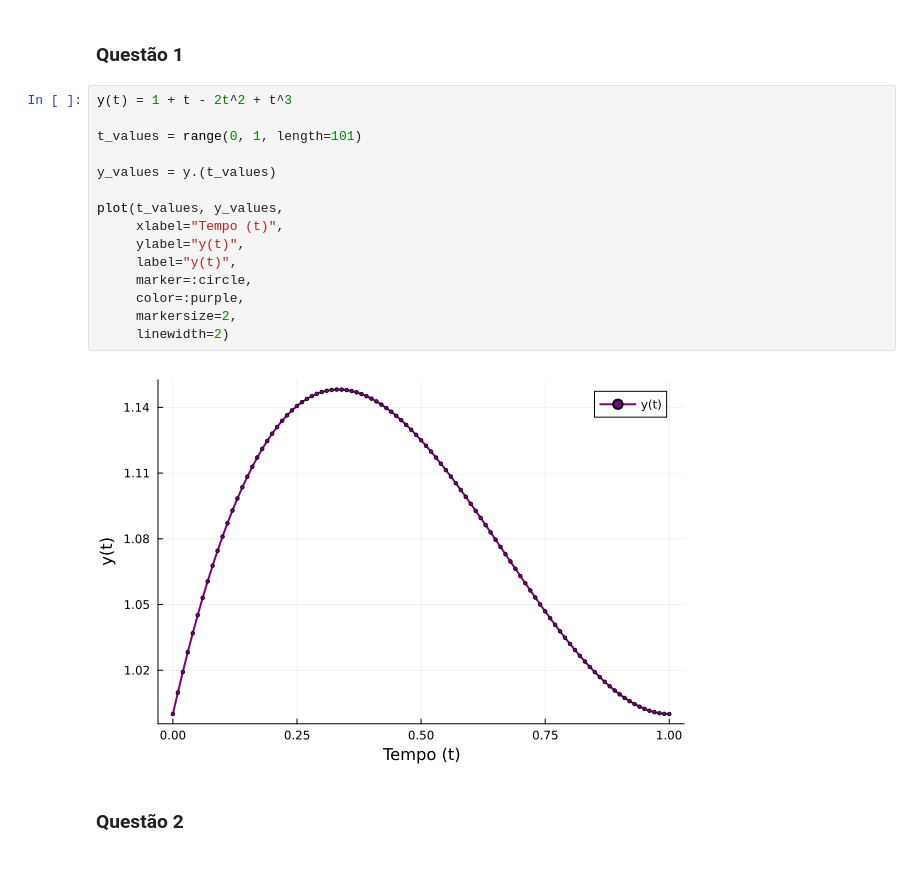
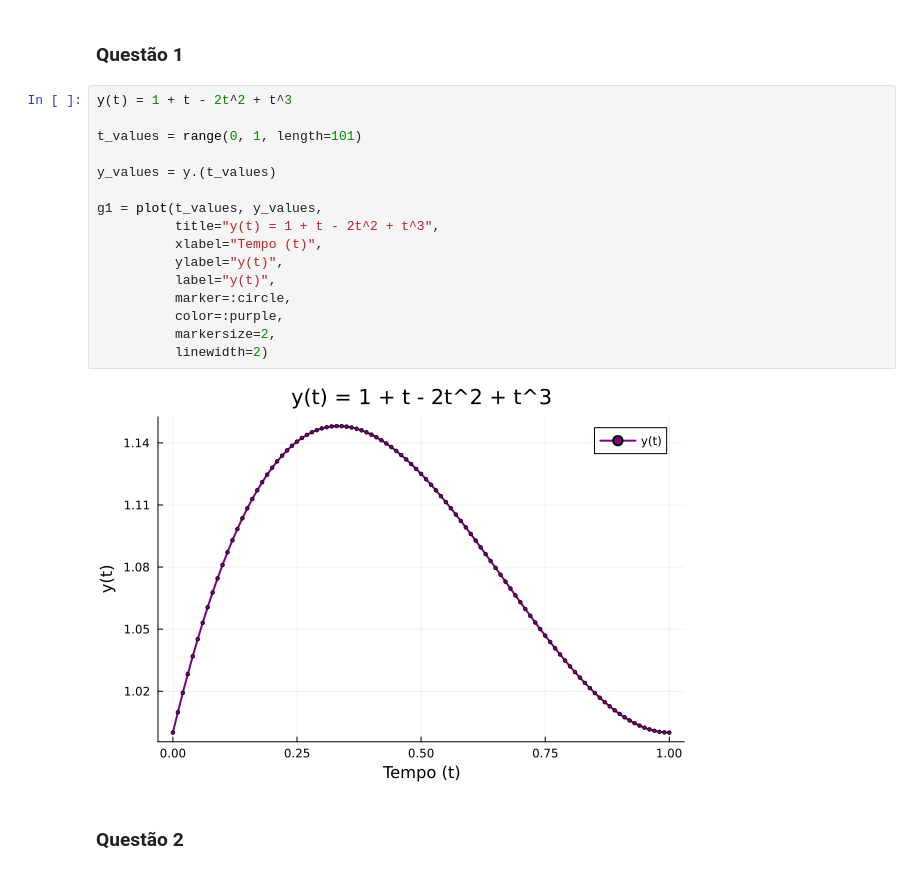
Before and after one commit to amandatz/computational-linear-algebra, a Jupyter notebook: Atividade4.ipynb, the cells around one changed output. Saved outputs shown, nothing was run; the diff lists cells and outputs as text.

```diff
--- a/Atividade4.ipynb
+++ b/Atividade4.ipynb
@@ -29,20 +31,21 @@ Random.seed!(123)
 # %%
 y(t) = 1 + t - 2t^2 + t^3
 
 t_values = range(0, 1, length=101)
 
 y_values = y.(t_values)
 
-plot(t_values, y_values,
-     xlabel="Tempo (t)",
-     ylabel="y(t)",
-     label="y(t)",
-     marker=:circle,
-     color=:purple,
-     markersize=2,
-     linewidth=2)
+g1 = plot(t_values, y_values,
+          title="y(t) = 1 + t - 2t^2 + t^3",
+          xlabel="Tempo (t)",
+          ylabel="y(t)",
+          label="y(t)",
+          marker=:circle,
+          color=:purple,
+          markersize=2,
+          linewidth=2)
 # %% [output]
-[figure, old version]
+[figure, new version]
 # %% [markdown]
 ### Questão 2
 # %%
```
Also changed, not shown: parts of 5 cells of this notebook.
